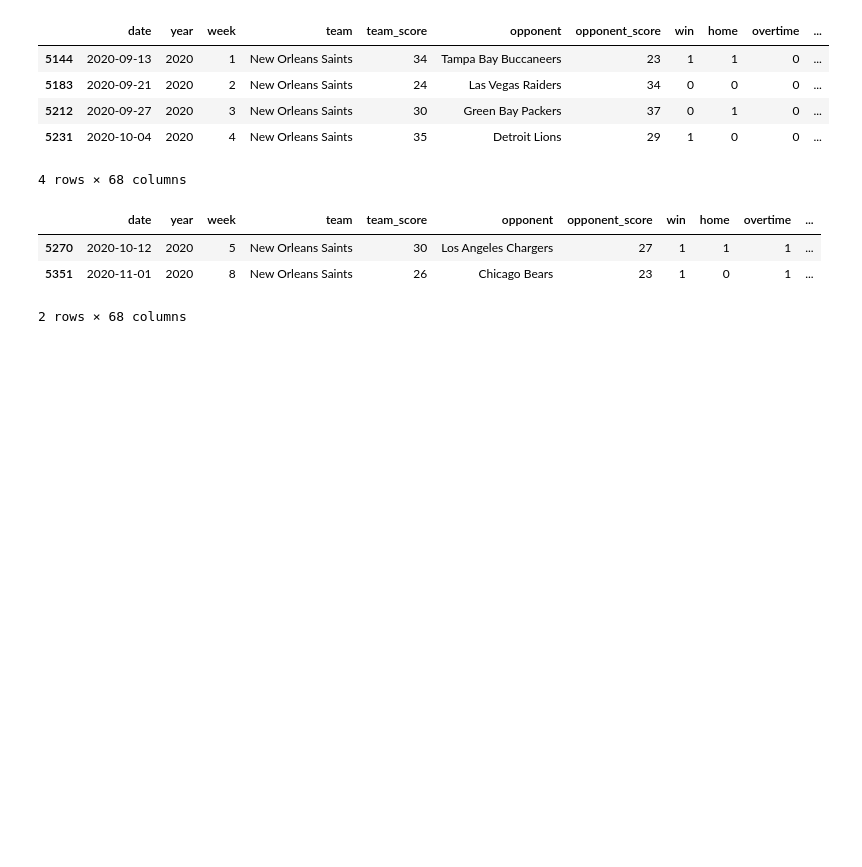
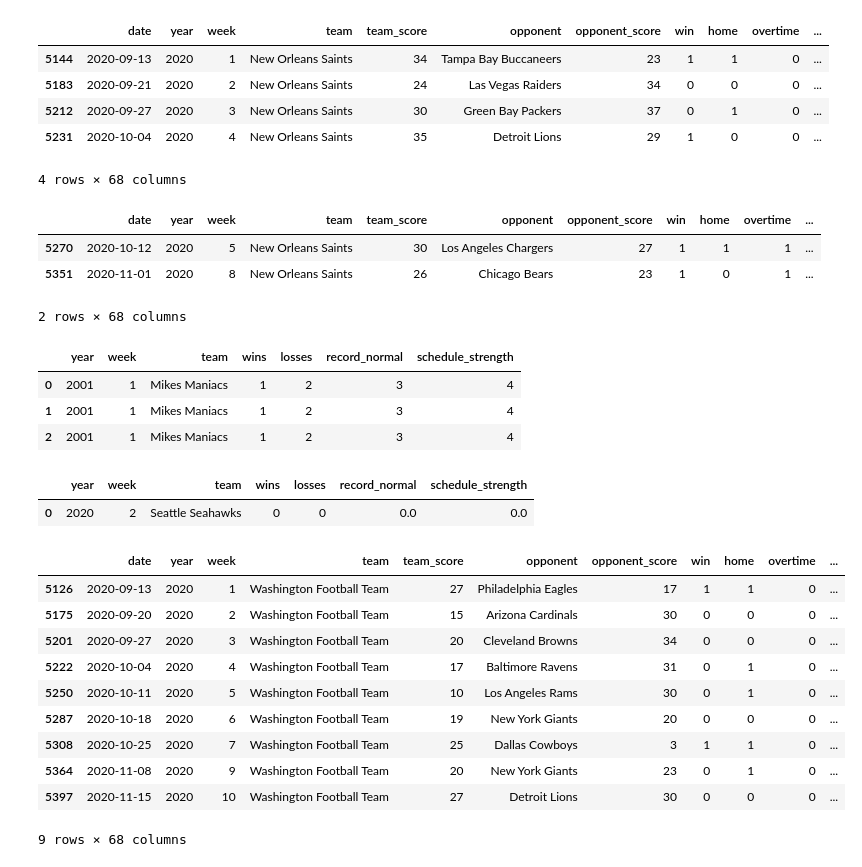
Before and after one commit to bladnman/footballing, a Jupyter notebook: src/dev/aggregates.ipynb, the cells around one changed output. Cells and saved outputs as stored; diff of their text form; code cells hidden in the pictures; blank space fills up the shorter version.

```diff
--- a/src/dev/aggregates.ipynb
+++ b/src/dev/aggregates.ipynb
@@ -46,0 +53,51 @@ season_df[season_df['overtime'] == 1]
+# %%
+tdf = pd.DataFrame(columns=[
+    'year', 'week', 'team', 'wins', 'losses', 'record_normal',
+    'schedule_strength'
+])
+tdf.loc[len(tdf)] = [2001,1,'Mikes Maniacs', 1, 2, 3, 4]
+tdf.loc[len(tdf)] = [2001,1,'Mikes Maniacs', 1, 2, 3, 4]
+tdf.loc[len(tdf)] = [2001,1,'Mikes Maniacs', 1, 2, 3, 4]
+tdf
+# %% [output]
+|  | year | week | team | wins | losses | record_normal | schedule_strength |
+| 0 | 2001 | 1 | Mikes Maniacs | 1 | 2 | 3 | 4 |
+| 1 | 2001 | 1 | Mikes Maniacs | 1 | 2 | 3 | 4 |
+| 2 | 2001 | 1 | Mikes Maniacs | 1 | 2 | 3 | 4 |
+# %%
+agg_df = pd.DataFrame(columns=['year','week','team','wins','losses','record_normal','schedule_strength'])
+
+def add_record(year,week,team,wins,losses,record_normal,schedule_strength):
+    agg_df.loc[len(agg_df)] = [
+        year, week, team, wins, losses, record_normal, schedule_strength
+    ]
+
+def _calculate_aggregates(year, week, team, win_lose_tie_code, ):
+    '''
+    win_lose_tie_code  = W|L|T
+    '''
+    wins = 0
+    losses = 0
+    record_normal = 0.0
+    schedule_strength = 0.0
+    add_record(year, week, team, wins, losses, record_normal,
+      schedule_strength)
+
+def calculate_aggregates_for_game(game_df, all_games_df):
+    year = game_df['year']
+    week = game_df['week']
+
+    team = game_df['team']
+    team_won = bool(game_df['team_win'])
+
+    opponent = game_df['opponent']
+    opponent_won = bool(game_df['opponent_win'])
+
+
+    _calculate_aggregates(year, week, team)
+
+calculate_aggregates_for_game(year_df.iloc[60], year_df)
+agg_df
+# %% [output]
+|  | year | week | team | wins | losses | record_normal | schedule_strength |
+| 0 | 2020 | 2 | Seattle Seahawks | 0 | 0 | 0.0 | 0.0 |
@@ -46,0 +113,25 @@ season_df[season_df['overtime'] == 1]
+# %%
+def get_all_previous_records(year, week, team, all_games_df):
+    records = all_games_df[(all_games_df['year'] == year)
+                        & (all_games_df['week'] < week) &
+                        (all_games_df['team'] == team)]
+    if len(records) < 1:
+        return None
+
+    return records
+
+
+test_df = all_games_df.iloc[5420]
+get_all_previous_records(test_df['year'], test_df['week'], test_df['team'], all_games_df)
+# %% [output]
+|  | date | year | week | team | team_score | opponent | opponent_score | win | home | overtime | ... |
+| 5126 | 2020-09-13 | 2020 | 1 | Washington Football Team | 27 | Philadelphia Eagles | 17 | 1 | 1 | 0 | ... |
+| 5175 | 2020-09-20 | 2020 | 2 | Washington Football Team | 15 | Arizona Cardinals | 30 | 0 | 0 | 0 | ... |
+| 5201 | 2020-09-27 | 2020 | 3 | Washington Football Team | 20 | Cleveland Browns | 34 | 0 | 0 | 0 | ... |
+| 5222 | 2020-10-04 | 2020 | 4 | Washington Football Team | 17 | Baltimore Ravens | 31 | 0 | 1 | 0 | ... |
+| 5250 | 2020-10-11 | 2020 | 5 | Washington Football Team | 10 | Los Angeles Rams | 30 | 0 | 1 | 0 | ... |
+| 5287 | 2020-10-18 | 2020 | 6 | Washington Football Team | 19 | New York Giants | 20 | 0 | 0 | 0 | ... |
+| 5308 | 2020-10-25 | 2020 | 7 | Washington Football Team | 25 | Dallas Cowboys | 3 | 1 | 1 | 0 | ... |
+| 5364 | 2020-11-08 | 2020 | 9 | Washington Football Team | 20 | New York Giants | 23 | 0 | 1 | 0 | ... |
+| 5397 | 2020-11-15 | 2020 | 10 | Washington Football Team | 27 | Detroit Lions | 30 | 0 | 0 | 0 | ... |
+9 rows × 68 columns
```
Also changed, not shown: parts of 5 cells of this notebook.
